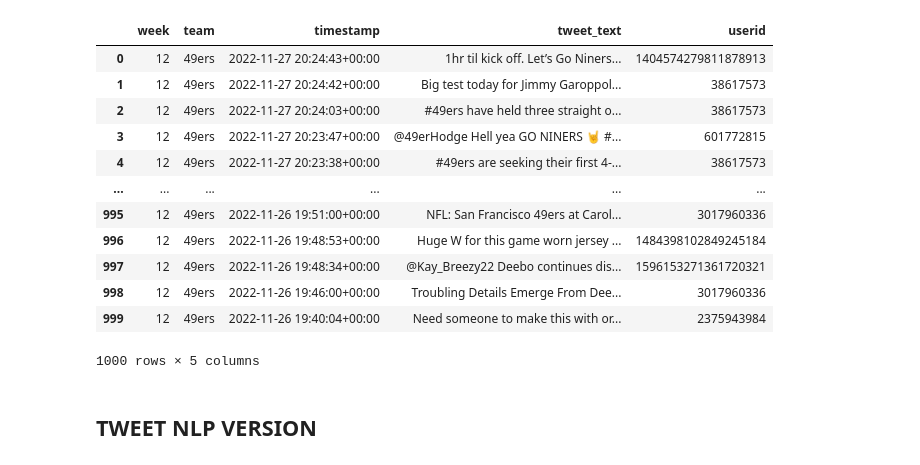
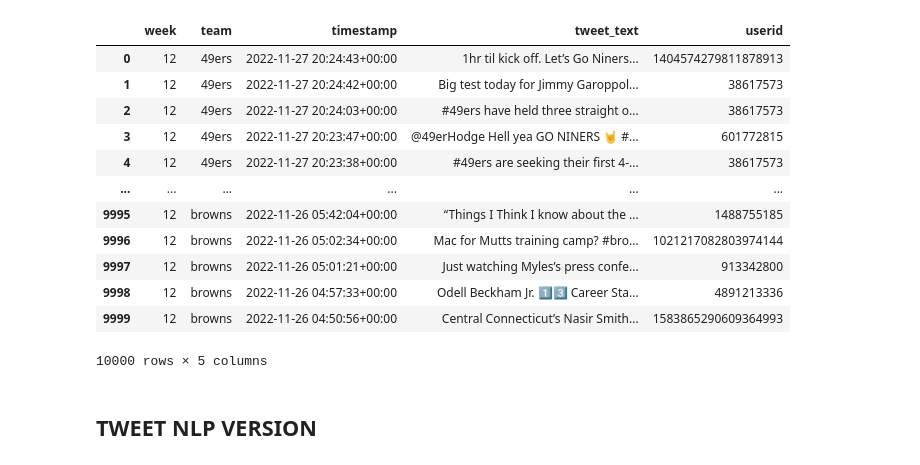
Before and after one commit to huuugh18/NFL_twitter_sentiment_odds, a Jupyter notebook: tweet_collection/tweet_nlp.ipynb, the cells around one changed output. Drawn from its saved outputs; the diff is of its cells as text; code cells hidden in the pictures.

```diff
--- a/tweet_collection/tweet_nlp.ipynb
+++ b/tweet_collection/tweet_nlp.ipynb
@@ -31,0 +30,2 @@ df_all_tweets = get_all_tweets()
+# %%
+df_all_tweets = pd.read_csv('../team_data/all_tweets.csv')
@@ -34,20 +51,22 @@ df_all_tweets.to_csv('../team_data/all_tweets.csv')
+# %%
+df_all_tweets = df_all_tweets.drop(['Unnamed: 0'], axis=1)
 # %%
-df_some_tweets = df_all_tweets.iloc[:1000]
+df_some_tweets = df_all_tweets.iloc[:10000]
 df_some_tweets
 # %% [output]
 |  | week | team | timestamp | tweet_text | userid |
 | 0 | 12 | 49ers | 2022-11-27 20:24:43+00:00 | 1hr til kick off. Let’s Go Niners... | 1404574279811878913 |
 | 1 | 12 | 49ers | 2022-11-27 20:24:42+00:00 | Big test today for Jimmy Garoppol... | 38617573 |
 | 2 | 12 | 49ers | 2022-11-27 20:24:03+00:00 | #49ers have held three straight o... | 38617573 |
 | 3 | 12 | 49ers | 2022-11-27 20:23:47+00:00 | @49erHodge Hell yea GO NINERS 🤘 #... | 601772815 |
 | 4 | 12 | 49ers | 2022-11-27 20:23:38+00:00 | #49ers are seeking their first 4-... | 38617573 |
 | ... | ... | ... | ... | ... | ... |
-| 995 | 12 | 49ers | 2022-11-26 19:51:00+00:00 | NFL: San Francisco 49ers at Carol... | 3017960336 |
-| 996 | 12 | 49ers | 2022-11-26 19:48:53+00:00 | Huge W for this game worn jersey ... | 1484398102849245184 |
-| 997 | 12 | 49ers | 2022-11-26 19:48:34+00:00 | @Kay_Breezy22 Deebo continues dis... | 1596153271361720321 |
-| 998 | 12 | 49ers | 2022-11-26 19:46:00+00:00 | Troubling Details Emerge From Dee... | 3017960336 |
-| 999 | 12 | 49ers | 2022-11-26 19:40:04+00:00 | Need someone to make this with or... | 2375943984 |
+| 9995 | 12 | browns | 2022-11-26 05:42:04+00:00 | “Things I Think I know about the ... | 1488755185 |
+| 9996 | 12 | browns | 2022-11-26 05:02:34+00:00 | Mac for Mutts training camp? #bro... | 1021217082803974144 |
+| 9997 | 12 | browns | 2022-11-26 05:01:21+00:00 | Just watching Myles’s press confe... | 913342800 |
+| 9998 | 12 | browns | 2022-11-26 04:57:33+00:00 | Odell Beckham Jr. 1⃣3⃣ Career Sta... | 4891213336 |
+| 9999 | 12 | browns | 2022-11-26 04:50:56+00:00 | Central Connecticut’s Nasir Smith... | 1583865290609364993 |
-1000 rows × 5 columns
+10000 rows × 5 columns
 # %% [markdown]
 ## TWEET NLP VERSION
 # %%
```
Also changed, not shown: parts of 6 cells of this notebook, 8 other files.
